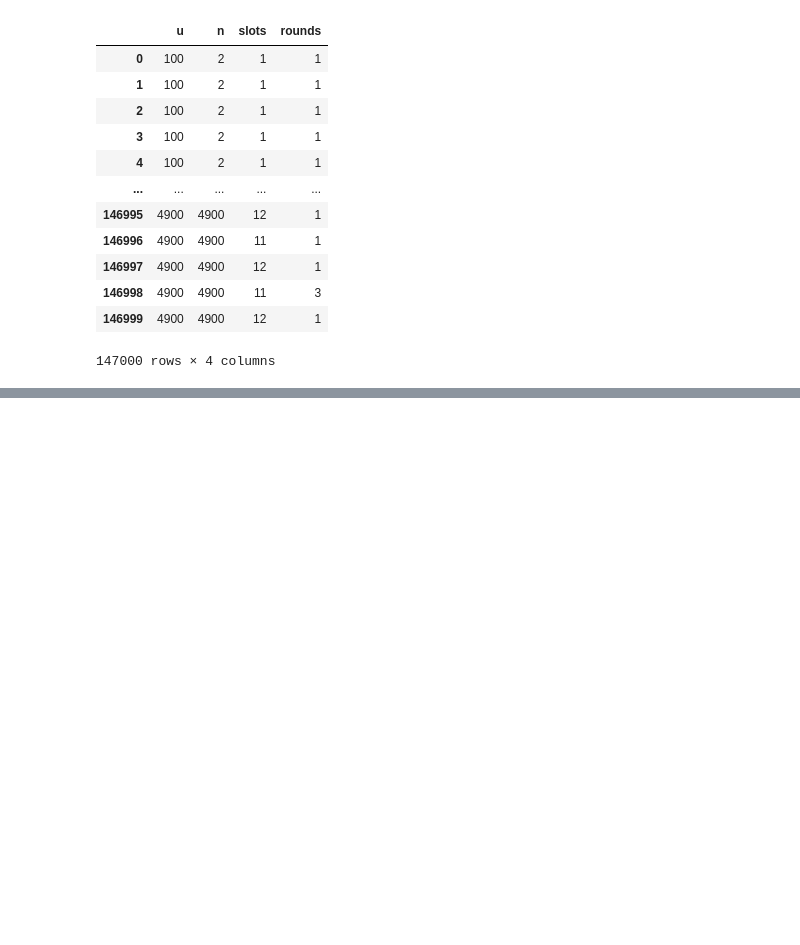
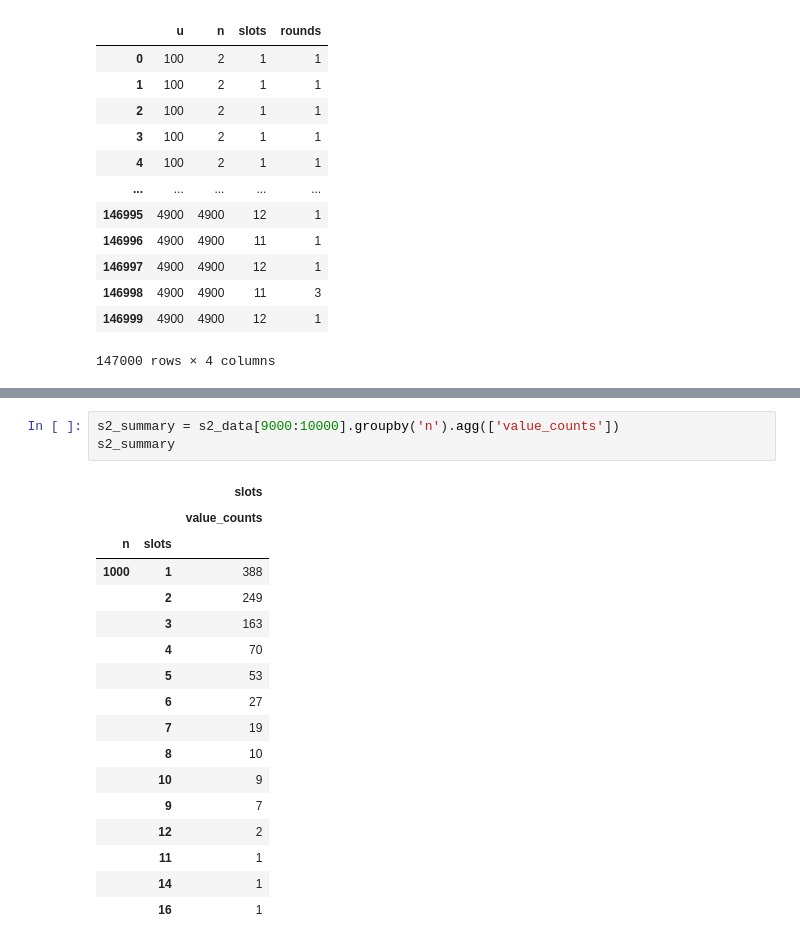
Before and after one commit to JakubGogola-IDENTT/analysis_of_algorithms, a Jupyter notebook: lab1/lab1.ipynb, the cells around one changed output, grey strips where cells are left out. Saved outputs shown, nothing was run; the diff lists cells and outputs as text; blank space fills up the shorter version.

```diff
--- a/lab1/lab1.ipynb
+++ b/lab1/lab1.ipynb
@@ -63,0 +78,21 @@ Name: slots, dtype: object
+# %%
+s2_summary = s2_data[9000:10000].groupby('n').agg(['value_counts'])
+s2_summary
+# %% [output]
+|  |  | slots |
+|  |  | value_counts |
+| n | slots |  |
+| 1000 | 1 | 388 |
+|  | 2 | 249 |
+|  | 3 | 163 |
+|  | 4 | 70 |
+|  | 5 | 53 |
+|  | 6 | 27 |
+|  | 7 | 19 |
+|  | 8 | 10 |
+|  | 10 | 9 |
+|  | 9 | 7 |
+|  | 12 | 2 |
+|  | 11 | 1 |
+|  | 14 | 1 |
+|  | 16 | 1 |
```
Also changed, not shown: parts of 24 cells of this notebook, 1 other file.
